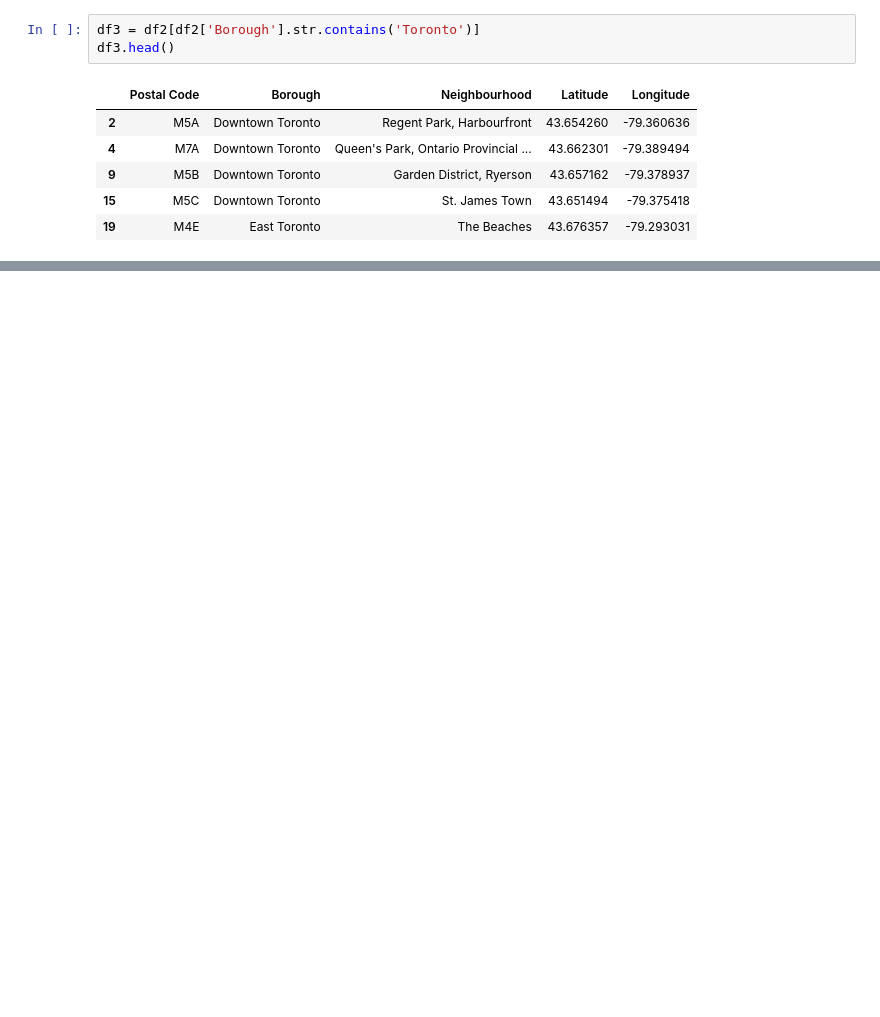
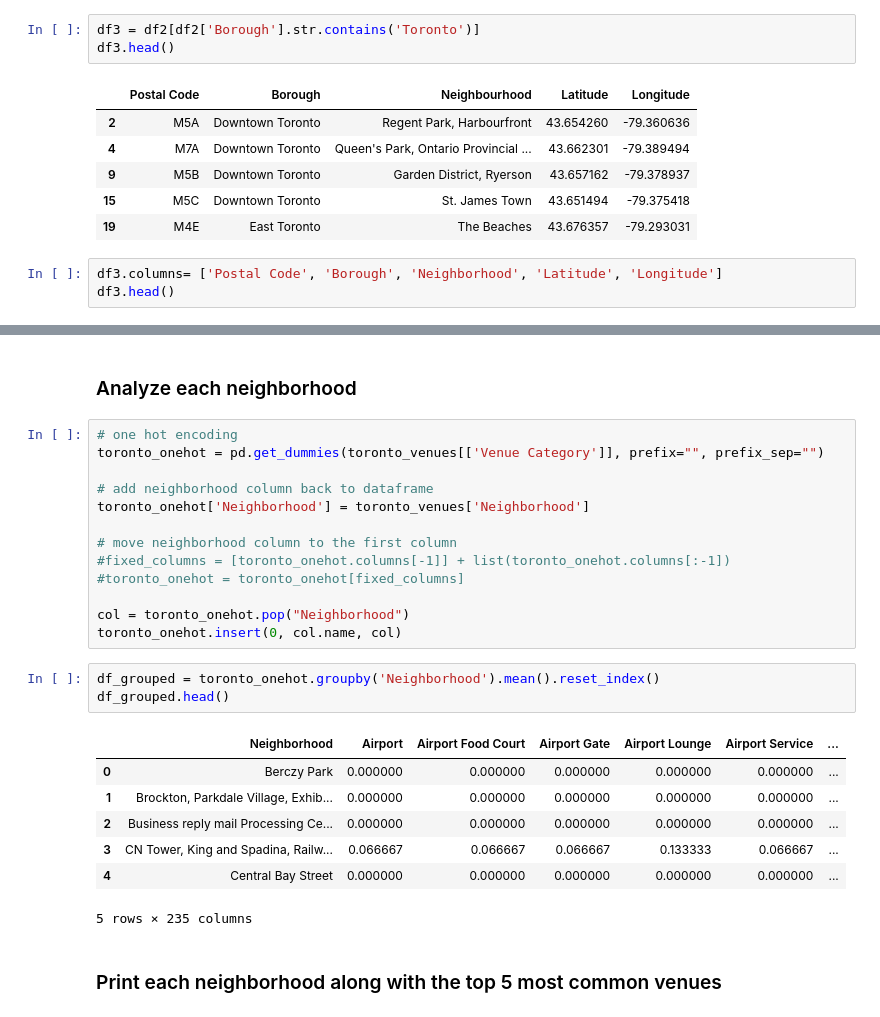
Before and after one commit to Arkhonte-Data/IBM-Capstone, a Jupyter notebook: Week 3 Toronto.ipynb, the cells around one changed output, grey strips where cells are left out. Saved outputs shown, nothing was run; the diff lists cells and outputs as text; blank space fills up the shorter version.

```diff
--- a/Week 3 Toronto.ipynb
+++ b/Week 3 Toronto.ipynb
@@ -127,3 +127,6 @@ df3.head()
 | 9 | M5B | Downtown Toronto | Garden District, Ryerson | 43.657162 | -79.378937 |
 | 15 | M5C | Downtown Toronto | St. James Town | 43.651494 | -79.375418 |
 | 19 | M4E | East Toronto | The Beaches | 43.676357 | -79.293031 |
+# %%
+df3.columns= ['Postal Code', 'Borough', 'Neighborhood', 'Latitude', 'Longitude']
+df3.head()
@@ -150,0 +274,28 @@ df3[['Borough','Neighbourhood']].groupby('Borough').count()
+# %% [markdown]
+### Analyze each neighborhood
+# %%
+# one hot encoding
+toronto_onehot = pd.get_dummies(toronto_venues[['Venue Category']], prefix="", prefix_sep="")
+
+# add neighborhood column back to dataframe
+toronto_onehot['Neighborhood'] = toronto_venues['Neighborhood']
+
+# move neighborhood column to the first column
+#fixed_columns = [toronto_onehot.columns[-1]] + list(toronto_onehot.columns[:-1])
+#toronto_onehot = toronto_onehot[fixed_columns]
+
+col = toronto_onehot.pop("Neighborhood")
+toronto_onehot.insert(0, col.name, col)
+# %%
+df_grouped = toronto_onehot.groupby('Neighborhood').mean().reset_index()
+df_grouped.head()
+# %% [output]
+|  | Neighborhood | Airport | Airport Food Court | Airport Gate | Airport Lounge | Airport Service | ... |
+| 0 | Berczy Park | 0.000000 | 0.000000 | 0.000000 | 0.000000 | 0.000000 | ... |
+| 1 | Brockton, Parkdale Village, Exhib... | 0.000000 | 0.000000 | 0.000000 | 0.000000 | 0.000000 | ... |
+| 2 | Business reply mail Processing Ce... | 0.000000 | 0.000000 | 0.000000 | 0.000000 | 0.000000 | ... |
+| 3 | CN Tower, King and Spadina, Railw... | 0.066667 | 0.066667 | 0.066667 | 0.133333 | 0.066667 | ... |
+| 4 | Central Bay Street | 0.000000 | 0.000000 | 0.000000 | 0.000000 | 0.000000 | ... |
+5 rows × 235 columns
+# %% [markdown]
+### Print each neighborhood along with the top 5 most common venues
```
Also changed, not shown: parts of 28 cells of this notebook.
